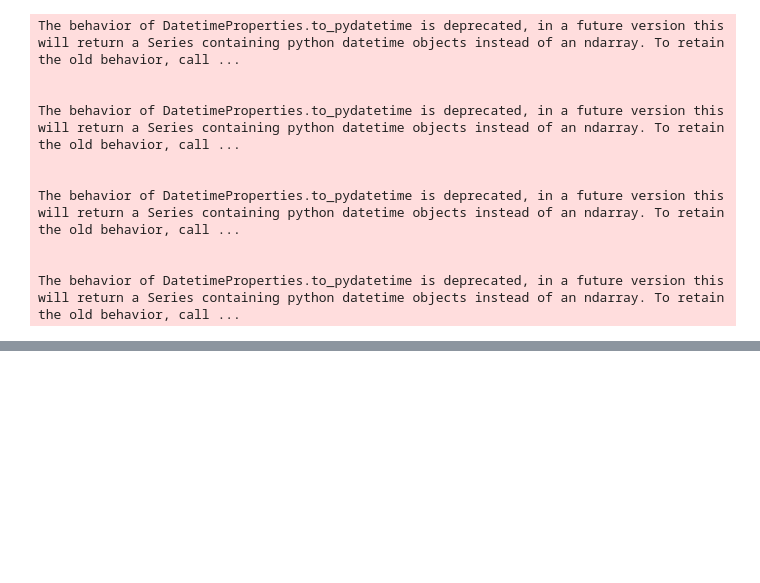
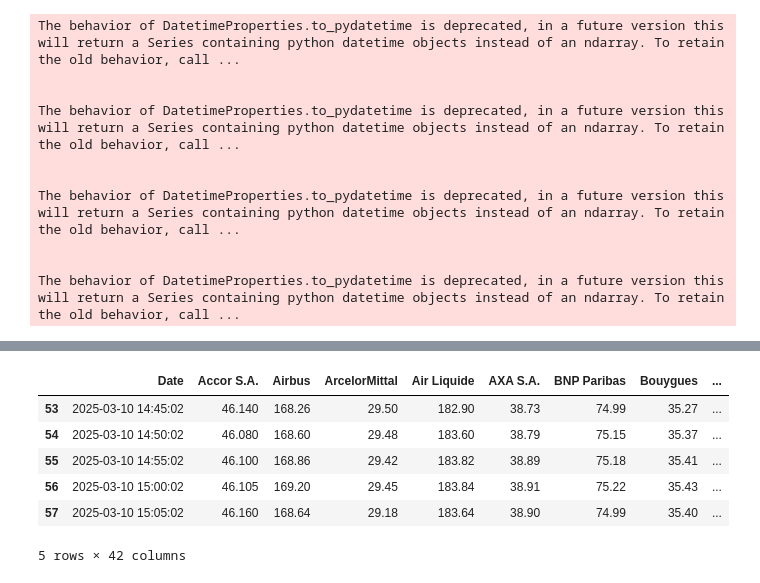
Before and after one commit to nathan6292/Python-Git-Linux_Final-Project, a Jupyter notebook: code python projet Julien.ipynb, the cells around one changed output, grey strips where cells are left out. Saved outputs shown, nothing was run; the diff lists cells and outputs as text; code cells hidden in the pictures; blank space fills up the shorter version.

Commit message:
update fichier dates + nouveau csv pour test stratégie

```diff
--- a/code python projet Julien.ipynb
+++ b/code python projet Julien.ipynb
@@ -1205,2 +1186,16 @@ The behavior of DatetimeProperties.to_pydatetime is deprecated, in a future vers
 # %%
 #test
+# %%
+import pandas as pd
+df1=pd.read_csv("C:/Users/Julien GILLES/Documents/prices.csv")
+df2=pd.read_csv("C:/Users/Julien GILLES/Documents/prices2.csv")
+# %%
+df2.tail()
+# %% [output]
+|  | Date | Accor S.A. | Airbus | ArcelorMittal | Air Liquide | AXA S.A. | BNP Paribas | Bouygues | ... |
+| 53 | 2025-03-10 14:45:02 | 46.140 | 168.26 | 29.50 | 182.90 | 38.73 | 74.99 | 35.27 | ... |
+| 54 | 2025-03-10 14:50:02 | 46.080 | 168.60 | 29.48 | 183.60 | 38.79 | 75.15 | 35.37 | ... |
+| 55 | 2025-03-10 14:55:02 | 46.100 | 168.86 | 29.42 | 183.82 | 38.89 | 75.18 | 35.41 | ... |
+| 56 | 2025-03-10 15:00:02 | 46.105 | 169.20 | 29.45 | 183.84 | 38.91 | 75.22 | 35.43 | ... |
+| 57 | 2025-03-10 15:05:02 | 46.160 | 168.64 | 29.18 | 183.64 | 38.90 | 74.99 | 35.40 | ... |
+5 rows × 42 columns
```
Also changed, not shown: parts of 3 cells of this notebook.
